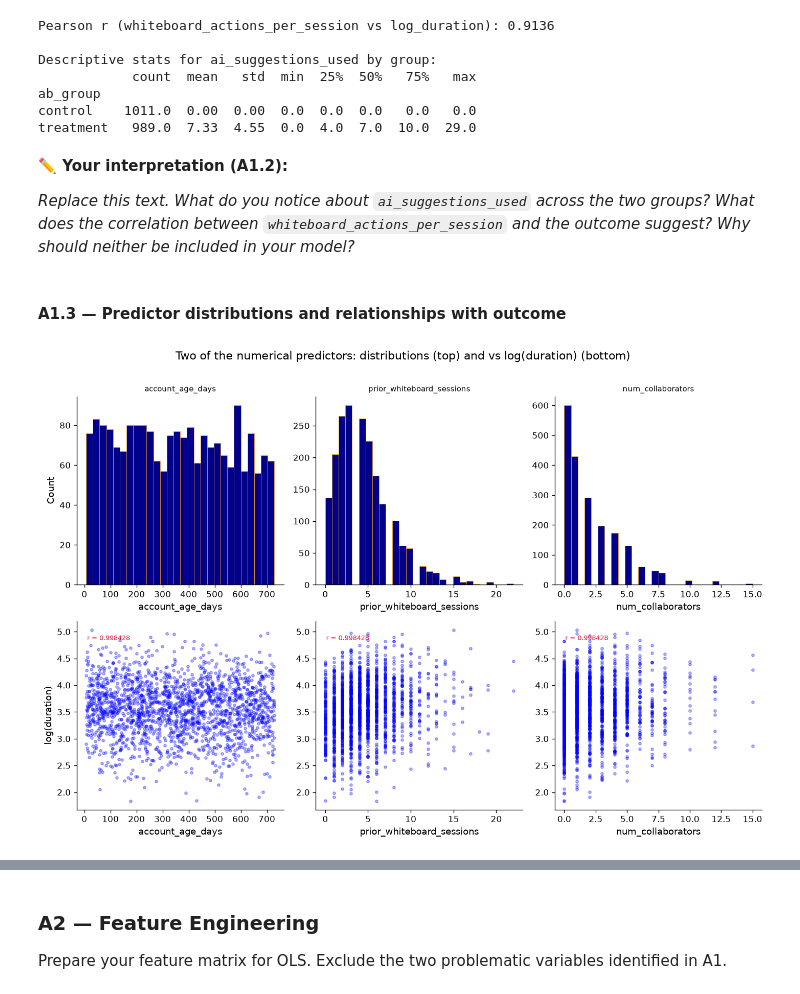
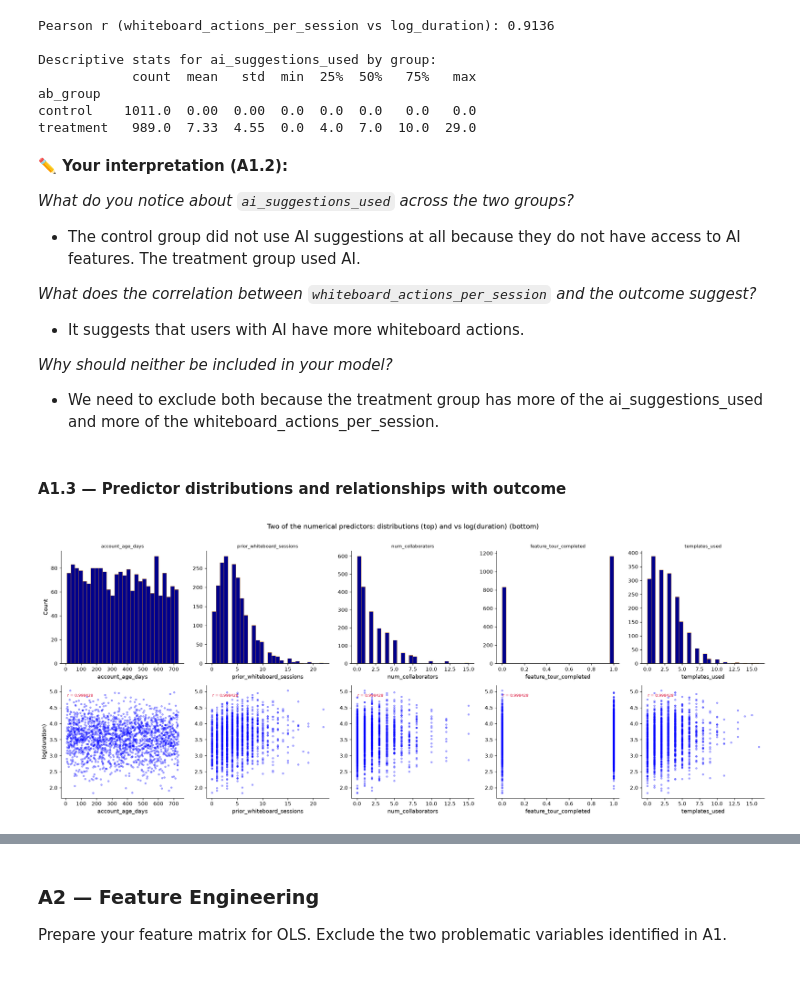
Before and after one commit to ChristianSantos2671/Santos_Christian_A02, a Jupyter notebook: iat461_a2_ChristianSantos_cjs30.ipynb, the cells around one changed output, grey strips where cells are left out. Saved outputs shown, nothing was run; the diff lists cells and outputs as text; code cells hidden in the pictures.

```diff
--- a/iat461_a2_ChristianSantos_cjs30.ipynb
+++ b/iat461_a2_ChristianSantos_cjs30.ipynb
@@ -257,37 +264,65 @@ treatment   989.0  7.33  4.55  0.0  4.0  7.0  10.0  29.0
 # %% [markdown]
 **✏️ Your interpretation (A1.2):**
 
-*Replace this text. What do you notice about `ai_suggestions_used` across the two groups? What does the correlation between `whiteboard_actions_per_session` and the outcome suggest? Why should neither be included in your model?*
+*What do you notice about `ai_suggestions_used` across the two groups?*
+- The control group did not use AI suggestions at all because they do not have access to AI features. The treatment group used AI.
+
+*What does the correlation between `whiteboard_actions_per_session` and the outcome suggest?*
+- It suggests that users with AI have more whiteboard actions.
+
+*Why should neither be included in your model?*
+- We need to exclude both because the treatment group has more of the ai_suggestions_used and more of the whiteboard_actions_per_session.
 # %% [markdown]
 #### A1.3 — Predictor distributions and relationships with outcome
 # %%
+# BEGIN
+#     Define list of numerical predictor variables
+#     Compute log-transformed outcome variable
+
+#     Initialize visual grid layout (2 rows by N columns, where N is the number of predictors)
+
+#     FOR each predictor variable:
+#         // Top row: Univariate Analysis
+#         Draw histogram to show distribution of the predictor
+
+#         // Bottom row: Bivariate Analysis
+#         Draw scatter plot comparing predictor against log-transformed outcome
+#         Calculate correlation coefficient between predictor and log-transformed outcome
+#         Annotate plot with correlation coefficient
+#     END FOR
+
+#     Add global title and render layout
+# END
+
 num_predictors = [
     'account_age_days',
     'prior_whiteboard_sessions',
-    'num_collaborators'
+    'num_collaborators',
+    'feature_tour_completed',
+    'templates_used'
 ]
 
 n = len(num_predictors)
 
 fig, axes = plt.subplots(2, n, figsize=(4 * n, 8))
 fig.suptitle('Two of the numerical predictors: distributions (top) and vs log(duration) (bottom)',
             fontsize=13, y=1.01)
 
 for j, col in enumerate(num_predictors):
     # top tow: histogram
     axes[0, j].hist(df_ab[col], bins=28, color='darkblue', edgecolor='orange', lw=0.4)
     axes[0, j].set_title(col, fontsize=9)
     axes[0, j].set_xlabel(col)
     axes[0, j].set_ylabel('Count' if j == 0 else '')
 
     # bottom row: scatterplot
     axes[1, j].scatter(df_ab[col], log_dur, color='blue', alpha=0.3, s=10)
     axes[1, j].set_xlabel(col)
     axes[1, j].set_ylabel('log(duration)' if j == 0 else '')
     axes[1, j].annotate(f'r = {r:2f}', xy=(0.05, 0.9),
                         xycoords='axes fraction', fontsize=8, color='crimson')
 
 plt.tight_layout()
 plt.show()
 # %% [output]
-[figure, old version]
+[figure, new version]
```
Also changed, not shown: parts of 21 cells of this notebook.
